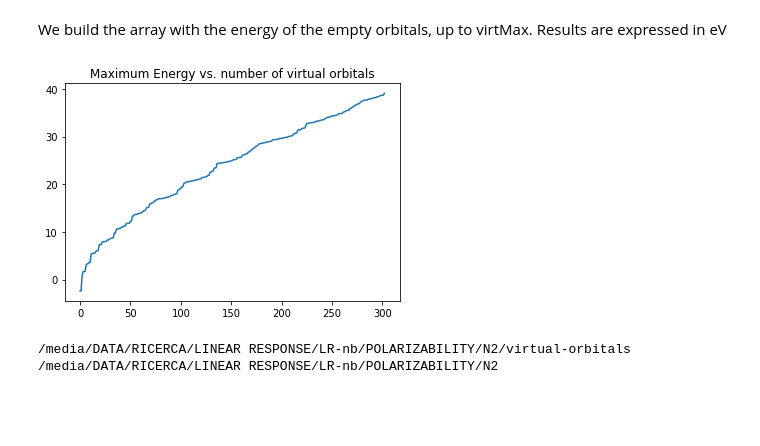
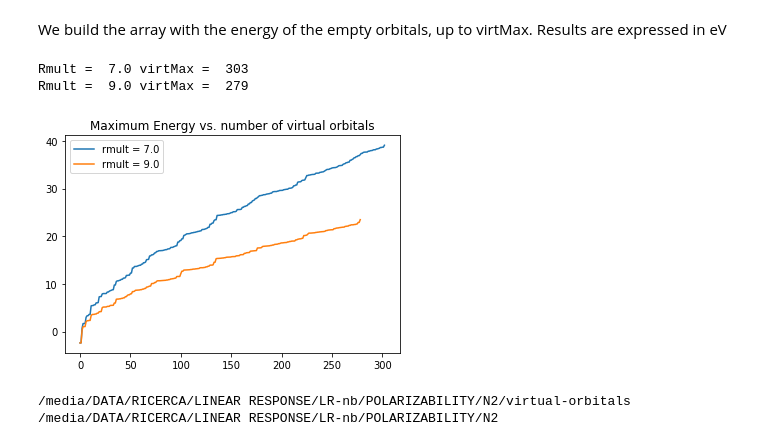
Before and after one commit to luigigenovese/KPM-nb, a Jupyter notebook: POLARIZABILITY/N2/Virtual_Orbitals_Completeness_Relation.ipynb, the cells around one changed output. Cells and saved outputs as stored; diff of their text form; code cells hidden in the pictures; blank space fills up the shorter version.

```diff
--- a/POLARIZABILITY/N2/Virtual_Orbitals_Completeness_Relation.ipynb
+++ b/POLARIZABILITY/N2/Virtual_Orbitals_Completeness_Relation.ipynb
@@ -102,14 +106,16 @@ plt.show()
 # %% [markdown]
 On the basis of this plot we set the number of virtual orbitals with the chosen level of confidence
 # %%
+virtMax = []
 errMax = 1e-4
-notExcede = True
-i = 0
-while (notExcede):
-    if residues[i] > errMax:
-        notExcede = False
-    i+=1
+for r in residues:
+    notExcede = True
+    i = 0
+    while (notExcede):
+        if r[i] > errMax:
+            notExcede = False
+        i+=1
 
-    virtMax = i-2
-print 'virtMax = ', virtMax, 'res = ', residues[virtMax]
+    virtMax.append(i-2)
+print 'virtMax = ', virtMax
 # %% [output]
@@ -117,6 +123,8 @@ virtMax =  303 res =  6.70999565244e-05
 # %% [markdown]
 To refine the result we perform the computation again (with a higher value of 'itermax_virt') and if needed we repeat the computation starting from the number of virtual orbitals that exceed the maximum allowed value:
 # %%
-virt_reduced = [288, 304 ,320]
+r = 1
+print 'Rmult = ', rVal[r]
+virt_reduced = [304,320]
 print virt_reduced
 # %% [output]
@@ -144,8 +152,7 @@ we execute againg the selected input files
 # %%
 code=C.SystemCalculator(omp=2,mpi=4)
 %cd $outputpath
-for r in rVal:
-    code.run(run_name='runs_reduced_'+str(r),skip=True,outdir='./log/')
+code.run(run_name='runs_reduced_'+str(rVal[r]),skip=True,outdir='./log/')
 %cd ../
 # %% [output]
 /media/DATA/RICERCA/LINEAR RESPONSE/LR-nb/POLARIZABILITY/N2/virtual-orbitals
@@ -176,12 +184,20 @@ for r in rVal:
 We build the array with the energy of the empty orbitals, up to virtMax. Results are expressed in eV
 # %%
 numOccOrb = 5
-engVirt = 27.211*Data[0].evals[0][0][numOccOrb:numOccOrb+virtMax]
-engVirt = [e for e in engVirt]
+engVirt = []
+for r in range(len(rVal)):
+    print 'Rmult = ', rVal[r], 'virtMax = ', virtMax[r]
+    eVirt = 27.211*Data[r].evals[0][0][numOccOrb:numOccOrb+virtMax[r]]
+    engVirt.append([e for e in eVirt])
+# %% [output]
+Rmult =  7.0 virtMax =  303
+Rmult =  9.0 virtMax =  279
 # %%
-plt.plot(engVirt)
+for r in range(len(rVal)):
+    plt.plot(engVirt[r],label='rmult = '+str(rVal[r]))
 plt.title('Maximum Energy vs. number of virtual orbitals',fontsize=12)
+plt.legend()
 plt.show()
 # %% [output]
-[figure, old version]
+[figure, new version]
 # %%
```
Also changed, not shown: parts of 20 cells of this notebook, 18 other files.
